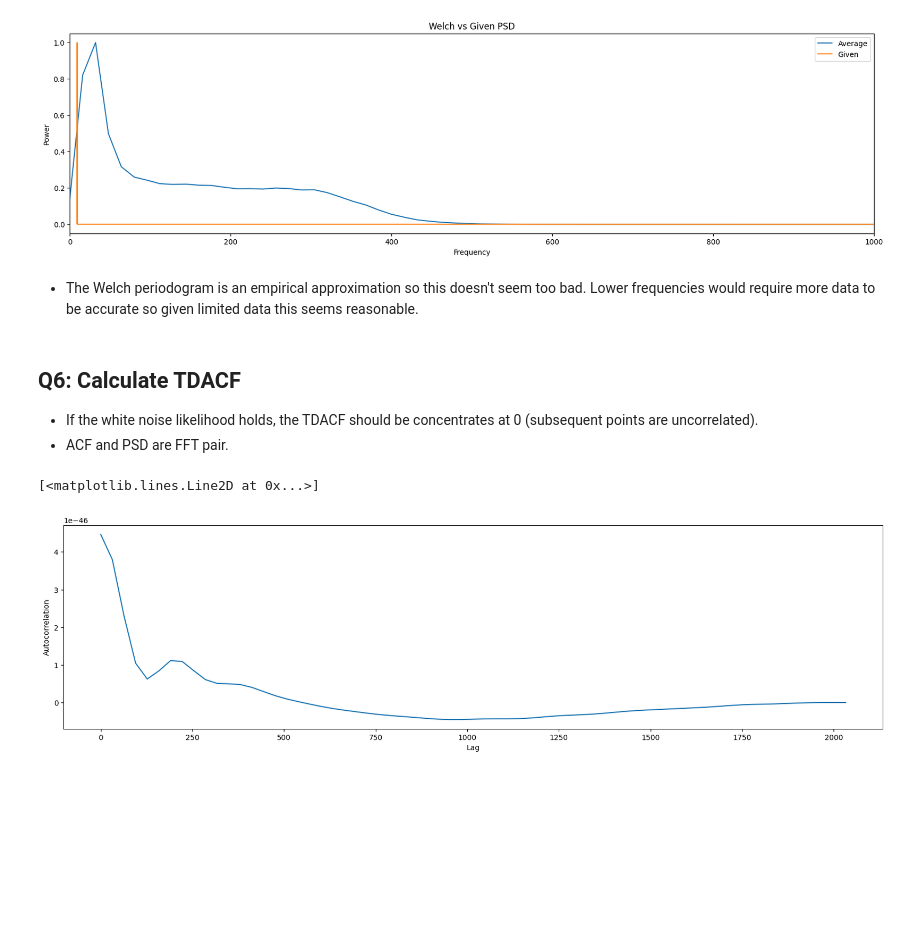
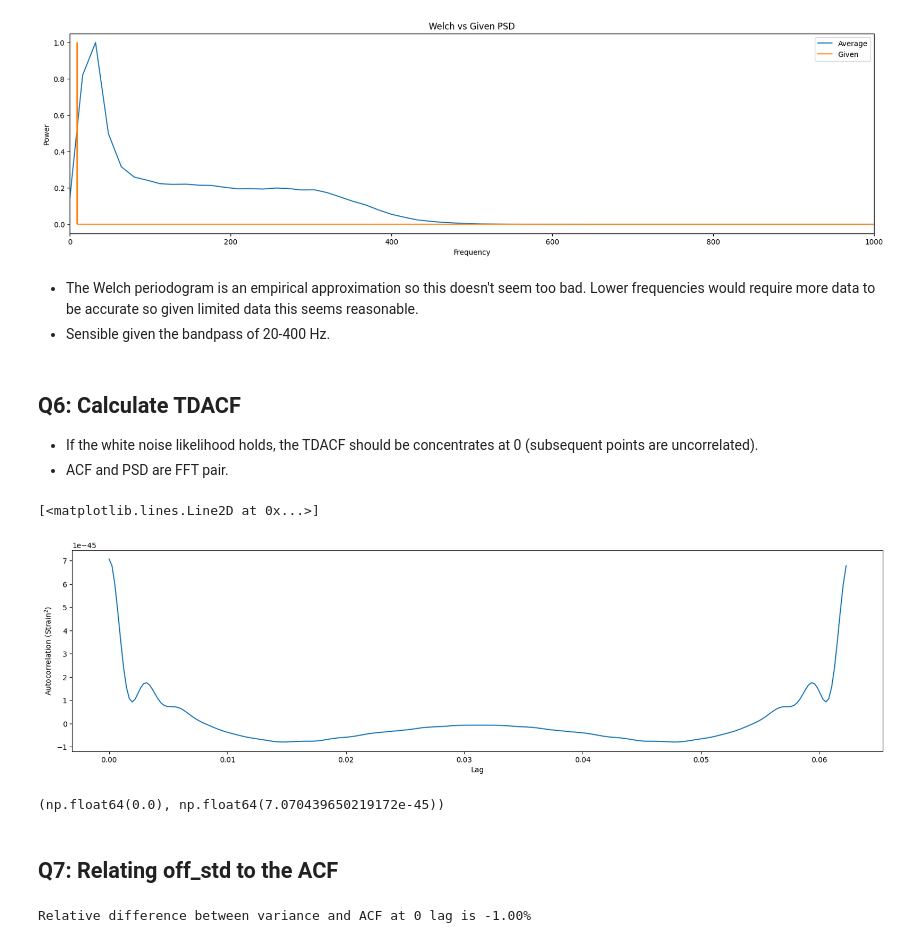
Before and after one commit to JoeyWee1/A5-Gravitational-Waves-QNM-Fitting-CW, a Jupyter notebook: solutions.ipynb, the cells around one changed output. Cells and saved outputs as stored; diff of their text form; code cells hidden in the pictures; blank space fills up the shorter version.

```diff
--- a/solutions.ipynb
+++ b/solutions.ipynb
@@ -407,21 +409,35 @@ ax.set_xlim(0,1000)
 [figure]
 # %% [markdown]
 - The Welch periodogram is an empirical approximation so this doesn't seem too bad. Lower frequencies would require more data to be accurate so given limited data this seems reasonable.
+- Sensible given the bandpass of 20-400 Hz.
 # %% [markdown]
 ## Q6: Calculate TDACF
 - If the white noise likelihood holds, the TDACF should be concentrates at 0 (subsequent points are uncorrelated).
 - ACF and PSD are FFT pair.
 # %%
-x = PSD_mean
-dt = 1/4096                       # sampling interval
-X = np.fft.rfft(x)                # real signal -> one-sided spectrum
-freqs = np.fft.rfftfreq(len(x), d=dt)   # matching frequency axis
+df = f_1[1] - f_1[0]  # sampling interval
+N = 2 * (len(PSD_mean) - 1)
+
+
+C = np.fft.irfft(PSD_mean) * df * N / 2   # units: strain²
+tau = np.arange(N) * (1 / (N * df))  # lag axis in seconds
 
 
 fig, ax = plt.subplots(figsize = (20,5))
 ax.set_xlabel("Lag")
-ax.set_ylabel("Autocorrelation")
-ax.plot(freqs, X)
+ax.set_ylabel("Autocorrelation (Strain$^2$)")
+ax.plot(tau, C)
 # %% [output]
 [<matplotlib.lines.Line2D at 0x...>]
-[figure, old version]
+[figure, new version]
+# %%
+tau[0], C[0]
+# %% [output]
+(np.float64(0.0), np.float64(7.070439650219172e-45))
+# %% [markdown]
+## Q7: Relating off_std to the ACF
+# %%
+rel = C[0] - (off_std ** 2) / (off_std ** 2)
+print(f'Relative difference between variance and ACF at 0 lag is {rel:.2f}%')
+# %% [output]
+Relative difference between variance and ACF at 0 lag is -1.00%
```
Also changed, not shown: parts of 3 cells of this notebook.
